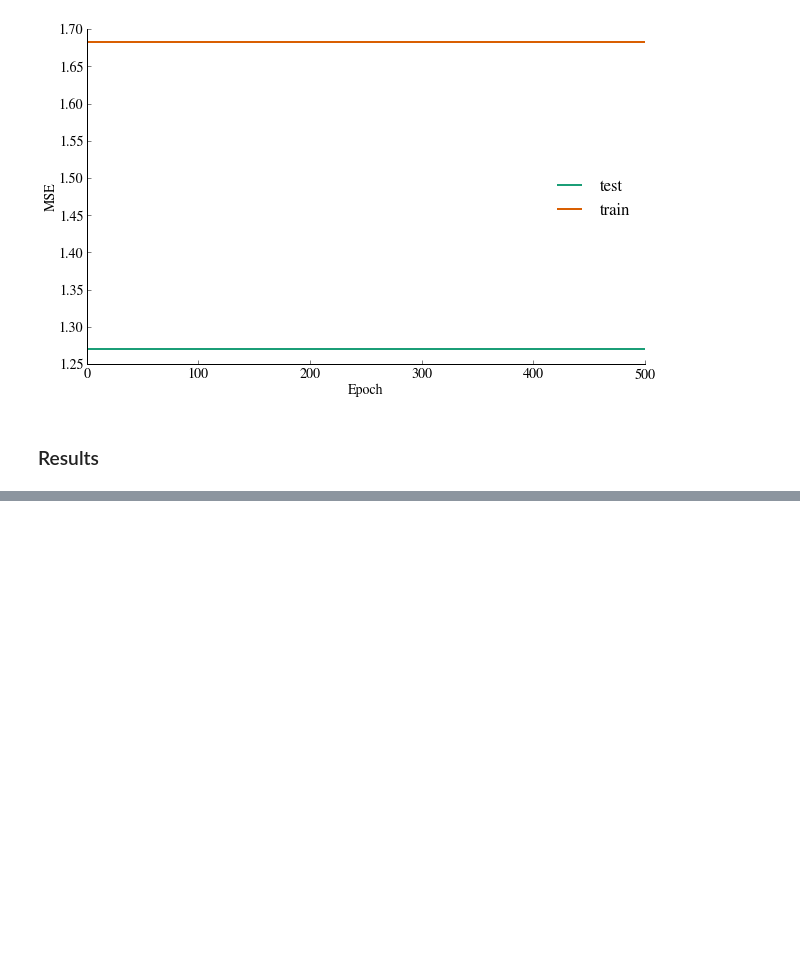
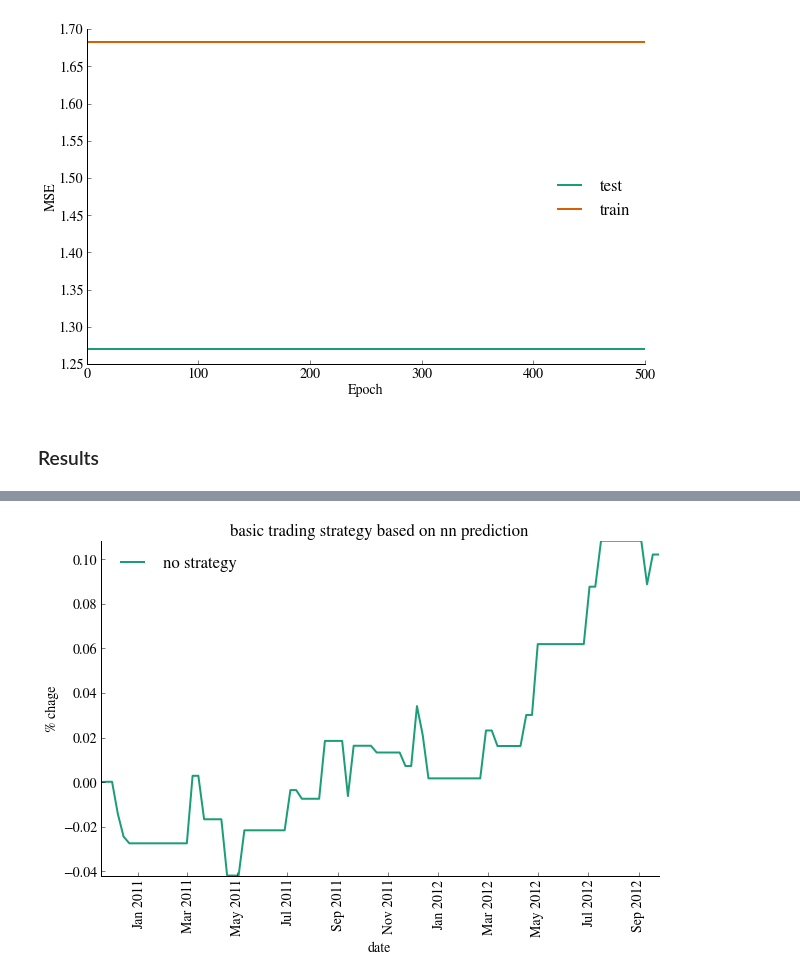
Before and after one commit to jrosen3/cs109annstock, a Jupyter notebook: Master.ipynb, the cells around one changed output, grey strips where cells are left out. Cells and saved outputs as stored; diff of their text form; code cells hidden in the pictures; blank space fills up the shorter version.

```diff
--- a/Master.ipynb
+++ b/Master.ipynb
@@ -1102,0 +1185,8 @@ remove_border()
+# %%
+my_list_pdiff = []
+for i in range(len(my_list)):
+    my_list_pdiff.append(((my_list[i]-market_list[i])/market_list[i]))
+
+buy_pass_plot([my_list_pdiff], ['no strategy'], N, 'date', '% better/worse', 'basic trading strategy based on nn prediction')
+# %% [output]
+[figure, added]
```
Also changed, not shown: parts of 7 cells of this notebook.
